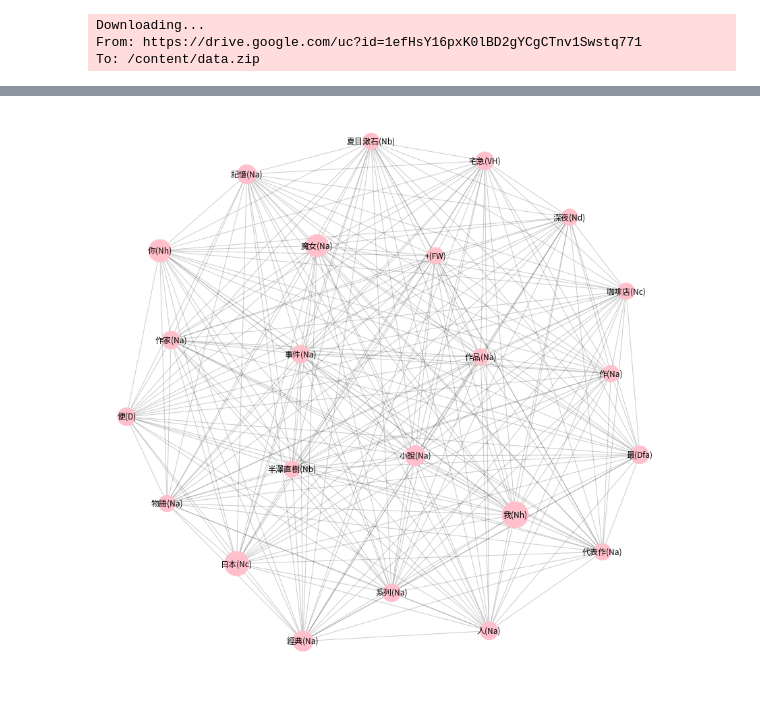
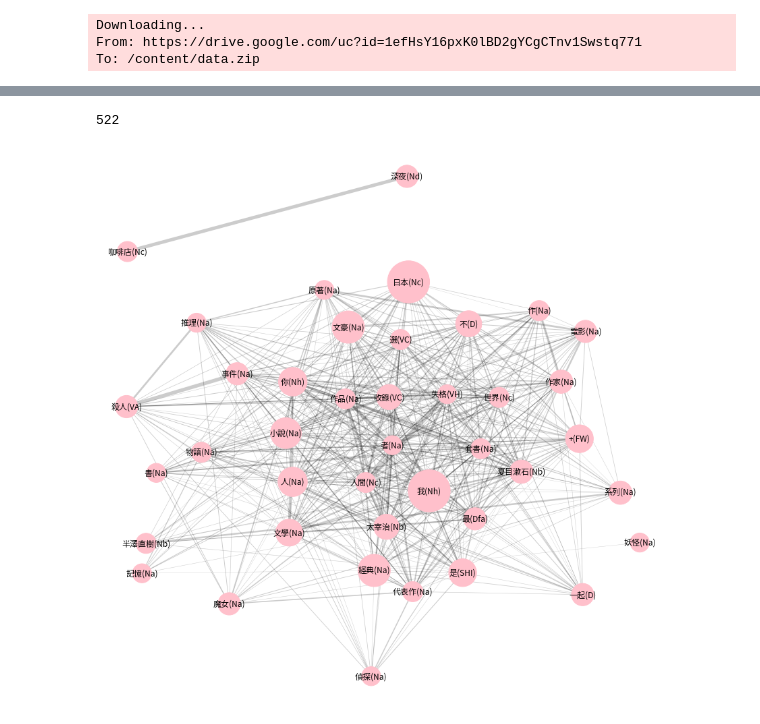
Before and after one commit to x1001000/books-chinese, a Jupyter notebook: Co_occurrence_network.ipynb, the cells around one changed output, grey strips where cells are left out. Drawn from its saved outputs; the diff is of its cells as text; code cells hidden in the pictures.

```diff
--- a/Co_occurrence_network.ipynb
+++ b/Co_occurrence_network.ipynb
@@ -68,11 +68,11 @@ import networkx as nx
 分類細項 = "文學小說 > 翻譯文學 > 日本文學" #@param {type:"string"}
 分類細項 = 分類細項.replace(' ', '')
 分類細項 = 分類細項.replace('>', '_')
-出版年段 = "2020 ~ 2020" #@param {type:"string"}
+出版年段 = "2019 ~ 2020" #@param {type:"string"}
 出版年段 = 出版年段.replace(' ', '')
 year_fr = int(出版年段[:4])
 year_to = int(出版年段[-4:])
-字詞出現次數大於 =  5#@param {type:"integer"}
+字詞出現次數大於 =  7#@param {type:"integer"}
 # %%
 books = pd.read_csv(f'books-chinese-networkx/博客來-中文書_{分類細項}.csv')
 books['出版年'] = pd.Series(int(date[:4]) for date in books['出版日期'])
@@ -255,13 +255,14 @@ vocab    = dict(zip(df['字詞'], range(len(df))))
 re_vocab = dict(zip(range(len(df)), df['字詞']))#list(df['字詞'])
 assert len(df) == len(vocab) == len(re_vocab)
 # %%
-combinations_titles = [list(itertools.combinations(title, 2)) for title in titles]
+C_ws_of_titles = [list(itertools.combinations(title, 2)) for title in ws_of_titles]
+C_pos_of_titles = [list(itertools.combinations(title, 2)) for title in pos_of_titles]
 cooccurrence_matrix = np.zeros((len(df), len(df)))
-for combinations_title in combinations_titles:
-    for comb in combinations_title:
-        if comb[0] in vocab and comb[1] in vocab:
-            cooccurrence_matrix[vocab[comb[0]], vocab[comb[1]]] += 1
-            cooccurrence_matrix[vocab[comb[1]], vocab[comb[0]]] += 1
+for C_ws_of_title, C_pos_of_title in zip(C_ws_of_titles, C_pos_of_titles):
+    for w, p in zip(C_ws_of_title, C_pos_of_title):
+        if f'{w[0]}({p[0]})' in vocab and f'{w[1]}({p[1]})' in vocab:
+            cooccurrence_matrix[vocab[f'{w[0]}({p[0]})'], vocab[f'{w[1]}({p[1]})']] += 1
+            cooccurrence_matrix[vocab[f'{w[1]}({p[1]})'], vocab[f'{w[0]}({p[0]})']] += 1
 for i in range(len(df)):
     cooccurrence_matrix[i, i] /= 2
-#cooccurrence_matrix
+cooccurrence_matrix
@@ -275,33 +298,35 @@ for i in range(len(df)):
         jaccard = jaccard_matrix[i, j]
         if jaccard > 0:
             pairs.append([re_vocab[i], re_vocab[j], term_count[re_vocab[i]], term_count[re_vocab[j]], jaccard])
-#len(pairs)
+len(pairs)
+# %% [output]
+522
 # %%
 G = nx.Graph()
 G.nodes(data=True)
 
 for pair in pairs:
     node_x, node_y, node_x_cnt, node_y_cnt, jaccard = pair#[0], pair[1], pair[2], pair[3], pair[4]
     if not G.has_node(node_x):
         G.add_node(node_x, count=node_x_cnt)
     if not G.has_node(node_y):
         G.add_node(node_y, count=node_y_cnt)
     if not G.has_edge(node_x, node_y):
         G.add_edge(node_x, node_y, weight=jaccard)
     #else:
     #    print(pair)
 
 plt.figure(figsize=(15,15))
-_pos = nx.spring_layout(G, k=None)
+_pos = nx.spring_layout(G, k=0.9)
 
 node_size = [d['count']*100 for (n,d) in G.nodes(data=True)]
 nx.draw_networkx_nodes(G, _pos, node_color='pink', alpha=1.0, node_size=node_size)
 nx.draw_networkx_labels(G, _pos)#, fontsize=14, font_family='Droid Sans Japanese')
 
-edge_width = [d['weight']*1 for (u,v,d) in G.edges(data=True)]
+edge_width = [d['weight']*10 for (u,v,d) in G.edges(data=True)]
 nx.draw_networkx_edges(G, _pos, alpha=0.2, edge_color='black', width=edge_width)
 
 plt.axis('off')
 plt.show()
 # %% [output]
-[figure, old version]
+[figure, new version]
```
Also changed, not shown: parts of 8 cells of this notebook.
